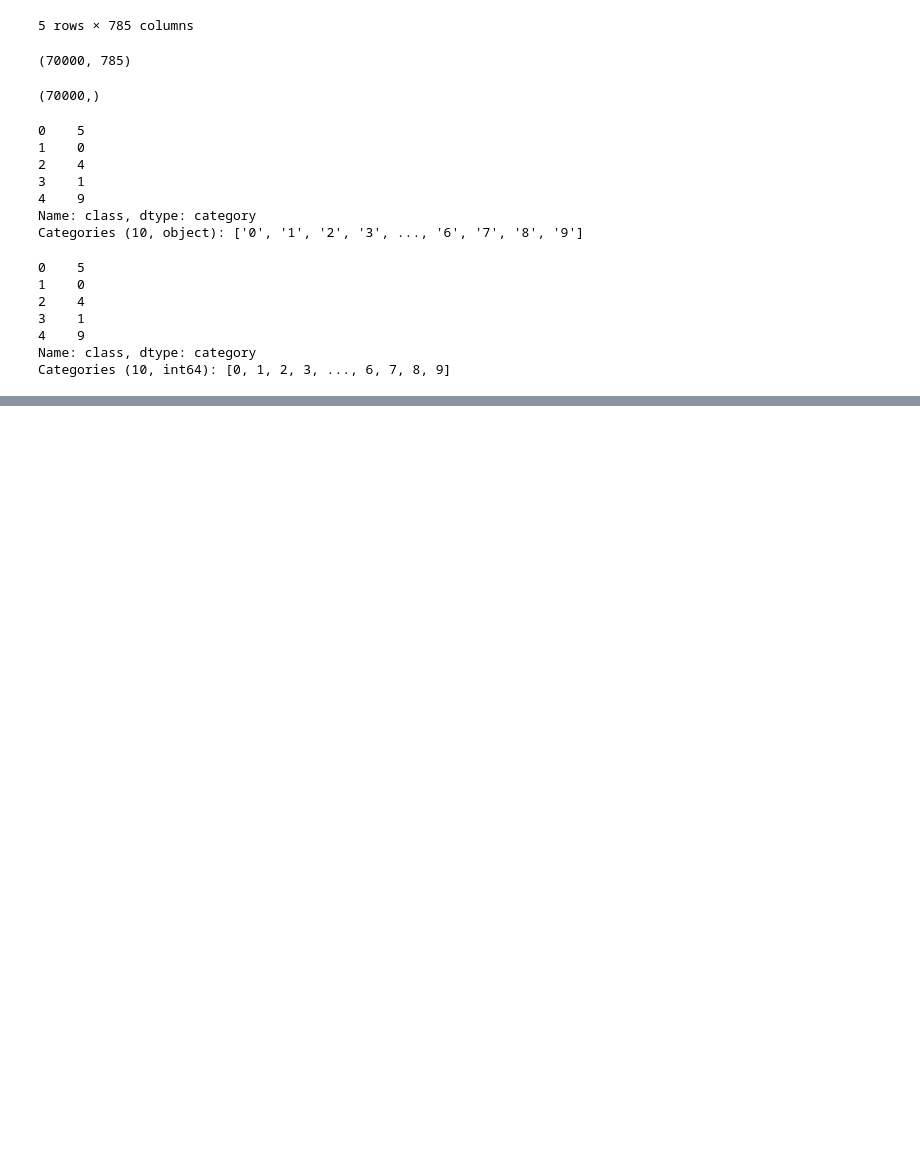
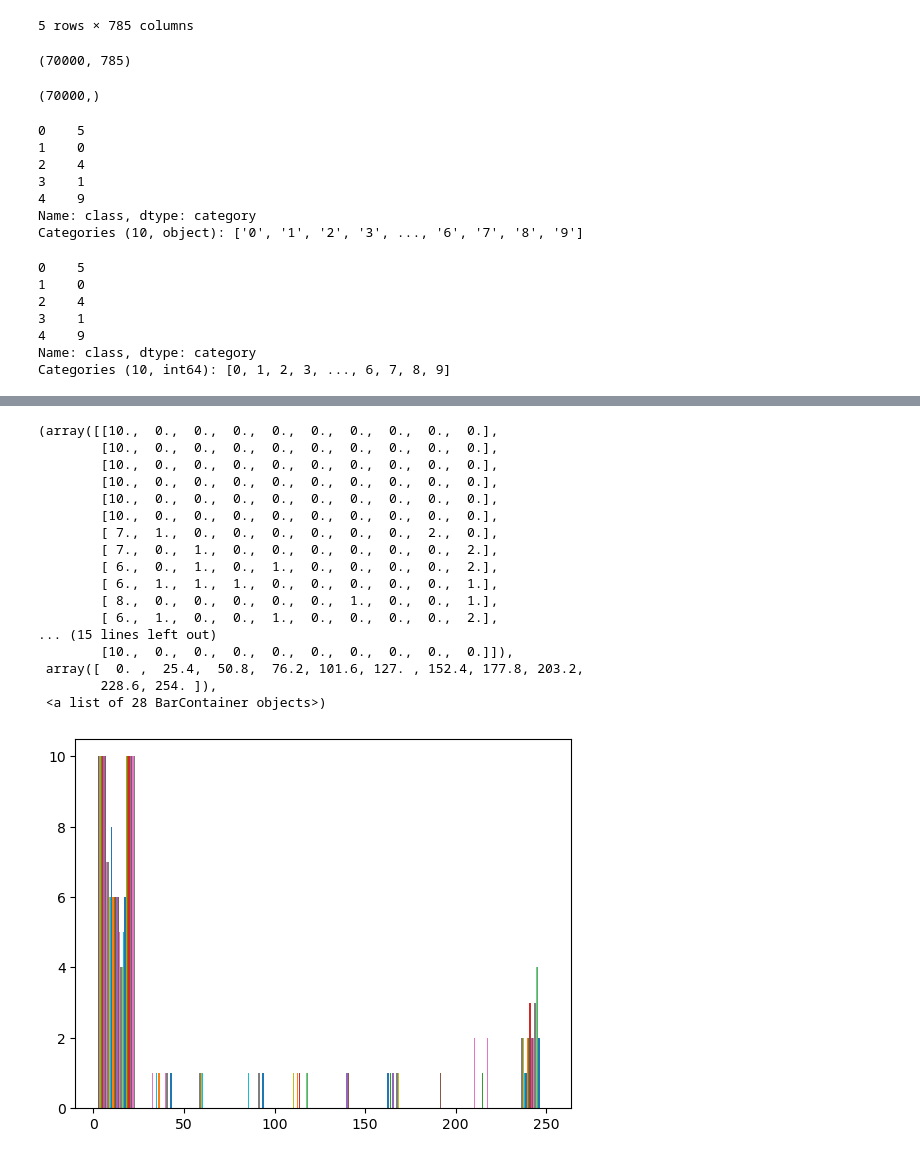
Before and after one commit to lazarovziv/intro-to-machine-learning, a Jupyter notebook: maman11/maman11.ipynb, the cells around one changed output, grey strips where cells are left out. Cells and saved outputs as stored; diff of their text form; code cells hidden in the pictures; blank space fills up the shorter version.

```diff
--- a/maman11/maman11.ipynb
+++ b/maman11/maman11.ipynb
@@ -87,0 +104,21 @@ import matplotlib.pyplot as plt
+# %%
+plt.hist(X_train[np.where(y_train == 2)][0, 1:].reshape(28, 28)[10:20, :])
+# %% [output]
+(array([[10.,  0.,  0.,  0.,  0.,  0.,  0.,  0.,  0.,  0.],
+        [10.,  0.,  0.,  0.,  0.,  0.,  0.,  0.,  0.,  0.],
+        [10.,  0.,  0.,  0.,  0.,  0.,  0.,  0.,  0.,  0.],
+        [10.,  0.,  0.,  0.,  0.,  0.,  0.,  0.,  0.,  0.],
+        [10.,  0.,  0.,  0.,  0.,  0.,  0.,  0.,  0.,  0.],
+        [10.,  0.,  0.,  0.,  0.,  0.,  0.,  0.,  0.,  0.],
+        [ 7.,  1.,  0.,  0.,  0.,  0.,  0.,  0.,  2.,  0.],
+        [ 7.,  0.,  1.,  0.,  0.,  0.,  0.,  0.,  0.,  2.],
+        [ 6.,  0.,  1.,  0.,  1.,  0.,  0.,  0.,  0.,  2.],
+        [ 6.,  1.,  1.,  1.,  0.,  0.,  0.,  0.,  0.,  1.],
+        [ 8.,  0.,  0.,  0.,  0.,  0.,  1.,  0.,  0.,  1.],
+        [ 6.,  1.,  0.,  0.,  1.,  0.,  0.,  0.,  0.,  2.],
+... (15 lines left out)
+        [10.,  0.,  0.,  0.,  0.,  0.,  0.,  0.,  0.,  0.]]),
+ array([  0. ,  25.4,  50.8,  76.2, 101.6, 127. , 152.4, 177.8, 203.2,
+        228.6, 254. ]),
+ <a list of 28 BarContainer objects>)
+[figure, added]
```
Also changed, not shown: parts of 15 cells of this notebook.
